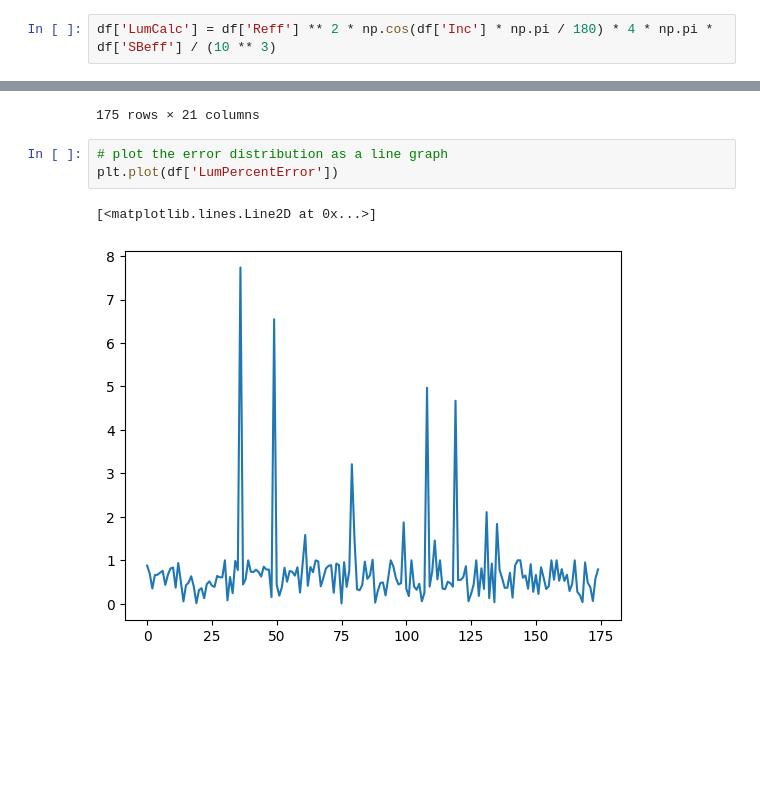
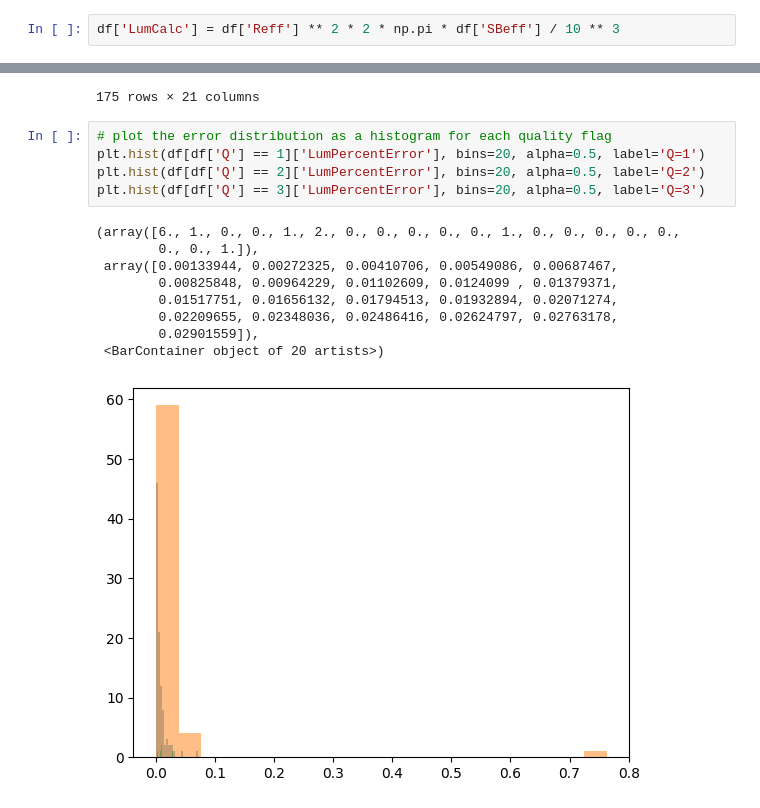
Before and after one commit to Jminding/ComputationalAstrophysics, a Jupyter notebook: Python/qualityflags.ipynb, the cells around one changed output, grey strips where cells are left out. Saved outputs shown, nothing was run; the diff lists cells and outputs as text; blank space fills up the shorter version.

```diff
--- a/Python/qualityflags.ipynb
+++ b/Python/qualityflags.ipynb
@@ -40,4 +40,4 @@ df
 | 174 | UGCA444 | 10 | 0.98 | 0.05 | 2 | 78.0 | 4.0 | 0.012 | 0.000 | 0.41 | 11.94 | ... |
 175 rows × 19 columns
 # %%
-df['LumCalc'] = df['Reff'] ** 2 * np.cos(df['Inc'] * np.pi / 180) * 4 * np.pi * df['SBeff'] / (10 ** 3)
+df['LumCalc'] = df['Reff'] ** 2 * 2 * np.pi * df['SBeff'] / 10 ** 3
@@ -66,9 +68,18 @@ df
 | 173 | UGCA442 | 9 | 4.35 | 0.22 | 2 | 64.0 | 7.0 | 0.140 | 0.005 | 1.71 | ... | ... |
 | 174 | UGCA444 | 10 | 0.98 | 0.05 | 2 | 78.0 | 4.0 | 0.012 | 0.000 | 0.41 | ... | ... |
 175 rows × 21 columns
-# %%
-# plot the error distribution as a line graph
-plt.plot(df['LumPercentError'])
-# %% [output]
-[<matplotlib.lines.Line2D at 0x...>]
-[figure, removed]
+# %%
+# plot the error distribution as a histogram for each quality flag
+plt.hist(df[df['Q'] == 1]['LumPercentError'], bins=20, alpha=0.5, label='Q=1')
+plt.hist(df[df['Q'] == 2]['LumPercentError'], bins=20, alpha=0.5, label='Q=2')
+plt.hist(df[df['Q'] == 3]['LumPercentError'], bins=20, alpha=0.5, label='Q=3')
+# %% [output]
+(array([6., 1., 0., 0., 1., 2., 0., 0., 0., 0., 0., 1., 0., 0., 0., 0., 0.,
+        0., 0., 1.]),
+ array([0.00133944, 0.00272325, 0.00410706, 0.00549086, 0.00687467,
+        0.00825848, 0.00964229, 0.01102609, 0.0124099 , 0.01379371,
+        0.01517751, 0.01656132, 0.01794513, 0.01932894, 0.02071274,
+        0.02209655, 0.02348036, 0.02486416, 0.02624797, 0.02763178,
+        0.02901559]),
+ <BarContainer object of 20 artists>)
+[figure, added]
```
Also changed, not shown: parts of 2 cells of this notebook, 1 other file.
